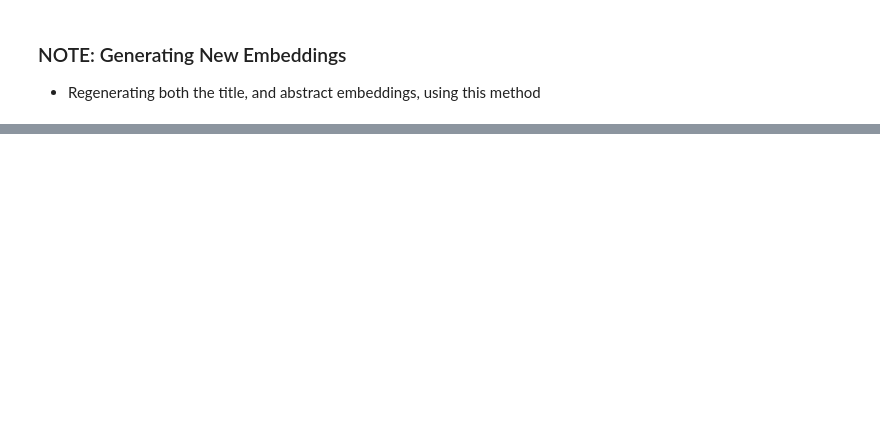
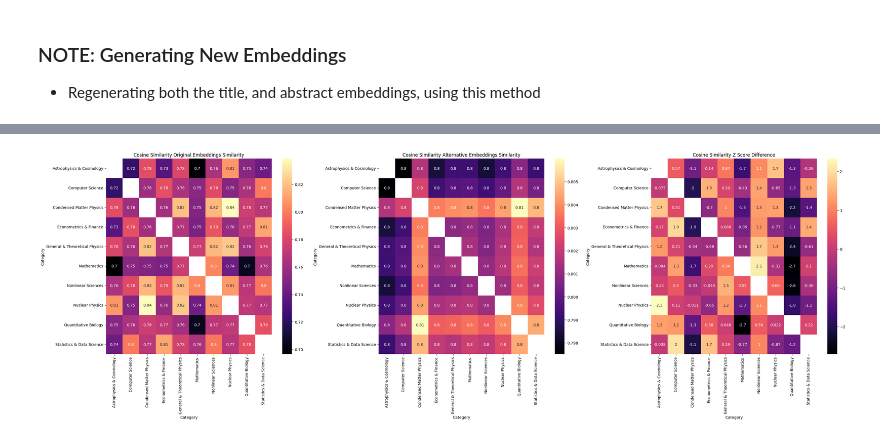
Before and after one commit to lduncan1712/CP421, a Jupyter notebook: CP421 - Project Code.ipynb, the cells around one changed output, grey strips where cells are left out. Drawn from its saved outputs; the diff is of its cells as text; code cells hidden in the pictures; blank space fills up the shorter version.

```diff
--- a/CP421 - Project Code.ipynb
+++ b/CP421 - Project Code.ipynb
@@ -499,5 +542,8 @@ def generate_alternative_embeddings(chosen_embeddings, contributions):
 
 - Regenerating both the title, and abstract embeddings, using this method
 # %%
-df_cleaned['alternative_title_embeddings'] =    generate_alternative_embeddings( chosen_embeddings="title_embeddings",    contributions=df_contributions)
+df_cleaned['alternative_title_embeddings'] =  generate_alternative_embeddings( chosen_embeddings="title_embeddings",    contributions=df_contributions)
 df_cleaned['alternative_abstract_embeddings'] = generate_alternative_embeddings(chosen_embeddings="abstract_embeddings", contributions=df_contributions)
+
+
+df_cleaned['alternative_joined'] = (np.array(df_cleaned['alternative_title_embeddings']) + np.array(df_cleaned['alternative_abstract_embeddings']))/2
@@ -508,44 +550,48 @@ df_cleaned['alternative_abstract_embeddings'] = generate_alternative_embeddings(
 # %%
+"""
+Generates A Similarity Matrix For Categories Using Pairwise Average Of The Average Of 2 Embeddings
+"""
+def create_similarity_matrix(embedding_col, df):
 
-def create_similarity_matrix(title_col, abstract_col, df):
-    # Combine title and abstract embeddings
-    combined = 0.5 * (df[title_col] + df[abstract_col])
-    sim_matrix = cosine_similarity(np.stack(combined))
+    sim_matrix = cosine_similarity(np.stack(df[embedding_col]))
 
     cats = df['subject_map'].unique()
     cat_sim = np.zeros((len(cats), len(cats)))
 
     for i, c1 in enumerate(cats):
         i1 = df['subject_map'] == c1
         for j, c2 in enumerate(cats):
             i2 = df['subject_map'] == c2
             cat_sim[i, j] = sim_matrix[np.ix_(i1, i2)].mean()
 
     np.fill_diagonal(cat_sim, np.nan)
 
     return pd.DataFrame(cat_sim, index=cats, columns=cats)
 
 
-
-def plot_similarity_matrix(ax, similarity, title):
-    sns.heatmap(similarity, ax=ax, annot=True)
+def plot_similarity_matrix(ax, similarity, title, cmap="magma"):
+    sns.heatmap(similarity, ax=ax, annot=True, cmap=cmap)
     ax.set_title("Cosine Similarity " + title)
     ax.set_xlabel("Category")
     ax.set_ylabel("Category")
 
 fig, axes = plt.subplots(1,3, figsize=(30, 10))
 
 #Original Method
-original_method = create_similarity_matrix('title_embeddings', 'abstract_embeddings', df_cleaned)
-plot_similarity_matrix(axes[0], original_method, "Original Embeddings")
+original_method = create_similarity_matrix('joined', df_cleaned)
+original_norm = pd.DataFrame(zscore(original_method, axis=1, nan_policy='omit'), index=original_method.index, columns=original_method.columns)
+plot_similarity_matrix(axes[0], original_method, "Original Embeddings Similarity")
 
 #Alternative Method
-alternative_method = create_similarity_matrix('alternative_title_embeddings', 'alternative_abstract_embeddings', df_cleaned)
-plot_similarity_matrix(axes[1], alternative_method, "Alternative Embeddings")
+alternative_method = create_similarity_matrix('alternative_joined', df_cleaned)
+alternative_norm = pd.DataFrame(zscore(alternative_method, axis=1, nan_policy='omit'), index=alternative_method.index, columns=alternative_method.columns)
+plot_similarity_matrix(axes[1], alternative_method, "Alternative Embeddings Similarity")
 
 #Normalized Differences
-diff = original_method - alternative_method
-diff = (diff - diff.mean()) / diff.std()
-plot_similarity_matrix(axes[2], diff, "Normalized Difference")
+diff = original_norm - alternative_norm
+plot_similarity_matrix(axes[2], diff, "Z Score Difference")
 
+plt.tight_layout()
 plt.show()
+# %% [output]
+[figure, added]
```
Also changed, not shown: parts of 11 cells of this notebook.
